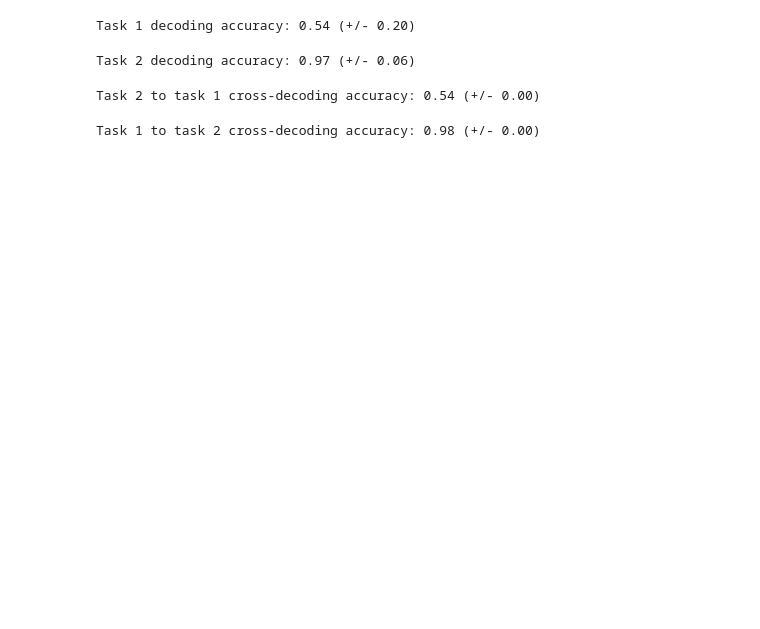
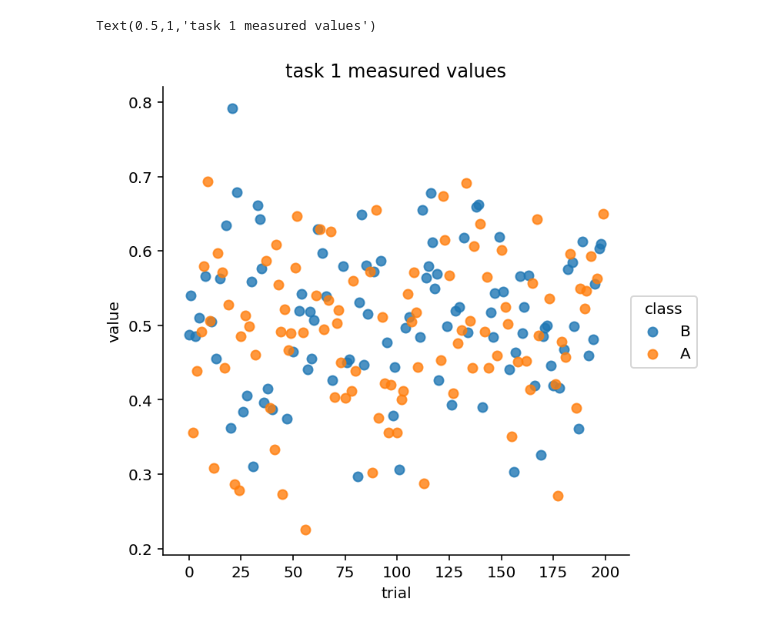
Before and after one commit to afcarl/Paradoxical_CrossDecoding, a Jupyter notebook: Paradoxical_CrossDecoding.ipynb, the cells around one changed output. Saved outputs shown, nothing was run; the diff lists cells and outputs as text; code cells hidden in the pictures; blank space fills up the shorter version.

Commit message:
Moved permutation test and toy data functions to CrossDecoding.py, cleaned up notebook.

```diff
--- a/Paradoxical_CrossDecoding.ipynb
+++ b/Paradoxical_CrossDecoding.ipynb
@@ -47,40 +13,0 @@ sns.lmplot('trial', 'sample', data=task_2, fit_reg=False, hue='class')
-# %%
-# train and test on task 1
-clf = LinearSVC()
-scores = cross_val_score(clf, task_1['sample'].values.reshape(-1, 1),
-                         task_1['class'], cv=100)
-print("Task 1 decoding accuracy: %0.2f (+/- %0.2f)" % (scores.mean(),
-                                                       scores.std() * 2))
-# %% [output]
-Task 1 decoding accuracy: 0.54 (+/- 0.20)
-# %%
-# train and test on task 2
-clf = LinearSVC()
-scores = cross_val_score(clf, task_2['sample'].values.reshape(-1, 1),
-                         task_2['class'], cv=100)
-print("Task 2 decoding accuracy: %0.2f (+/- %0.2f)" % (scores.mean(),
-                                                       scores.std() * 2))
-# %% [output]
-Task 2 decoding accuracy: 0.97 (+/- 0.06)
-# %%
-# train on task 2 and test on task 1
-clf = LinearSVC()
-cross_clf = CrossClassifier(clf, task_1['sample'].values.reshape(-1, 1), task_1['class'])
-cross_clf.fit(task_2['sample'].values.reshape(-1, 1), task_2['class'])
-scores = cross_val_score(cross_clf, task_2['sample'].values.reshape(-1, 1),
-                         task_2['class'], cv=100)
-print("Task 2 to task 1 cross-decoding accuracy: %0.2f (+/- %0.2f)" % (scores.mean(),
-                                                       scores.std() * 2))
-# %% [output]
-Task 2 to task 1 cross-decoding accuracy: 0.54 (+/- 0.00)
-# %%
-# train on task 1 and test on task 2
-clf = LinearSVC()
-cross_clf = CrossClassifier(clf, task_2['sample'].values.reshape(-1, 1), task_2['class'])
-cross_clf.fit(task_1['sample'].values.reshape(-1, 1), task_1['class'])
-scores = cross_val_score(cross_clf, task_1['sample'].values.reshape(-1, 1),
-                         task_1['class'], cv=100)
-print("Task 1 to task 2 cross-decoding accuracy: %0.2f (+/- %0.2f)" % (scores.mean(),
-                                                       scores.std() * 2))
-# %% [output]
-Task 1 to task 2 cross-decoding accuracy: 0.98 (+/- 0.00)
@@ -95,0 +14,10 @@ print("Task 2 to task 1 cross-decoding accuracy: %0.2f (+/- %0.2f)" % (scores.me
+# %%
+# task 1 data, narrow margin
+class_A = ('A', .49, .1)
+class_B = ('B', .51, .1)
+task_1 = toy_data([class_A, class_B], n_per_class=100)
+sns.lmplot('trial', 'value', data=task_1, fit_reg=False, hue='class')
+plt.title('task 1 measured values')
+# %% [output]
+Text(0.5,1,'task 1 measured values')
+[figure, added]
```
Also changed, not shown: parts of 8 cells of this notebook, 2 other files.
